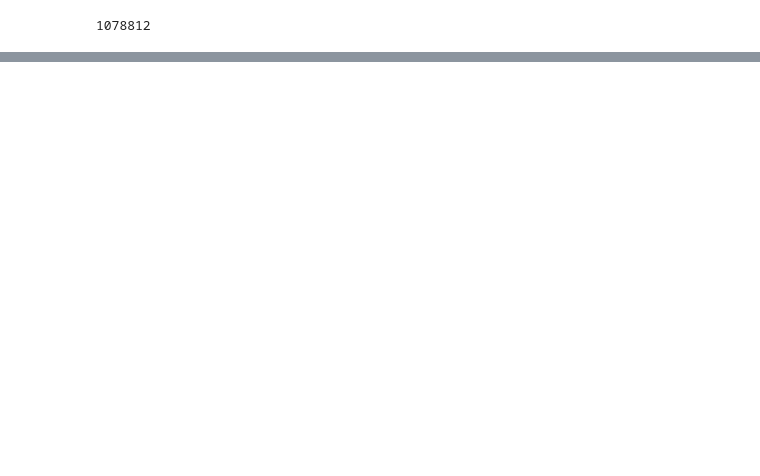
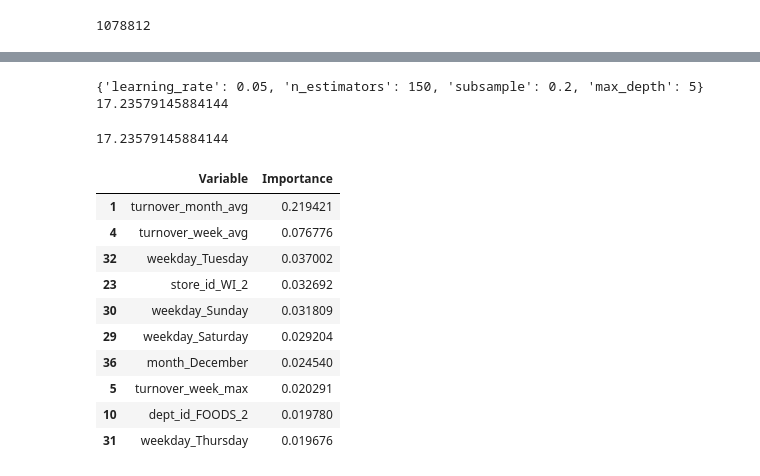
Before and after one commit to zavrelis/Data_X_TimeSeriesPrediction, a Jupyter notebook: notebooks/team1_project_codebase.ipynb, the cells around one changed output, grey strips where cells are left out. Saved outputs shown, nothing was run; the diff lists cells and outputs as text; code cells hidden in the pictures; blank space fills up the shorter version.

```diff
--- a/notebooks/team1_project_codebase.ipynb
+++ b/notebooks/team1_project_codebase.ipynb
@@ -1163,0 +908,8 @@ RMSE on test data for Linear Regression model is 17.70311140936572
+# %%
+scaler = StandardScaler()
+
+X_train_std = scaler.fit_transform(X_train)
+X_validation_std = scaler.transform(X_validation)
+
+X_train = pd.DataFrame(X_train_std, columns=X_train.columns)
+X_validation = pd.DataFrame(X_validation_std, columns=X_validation.columns)
@@ -1163,0 +966,12 @@ RMSE on test data for Linear Regression model is 17.70311140936572
+# %%
+#Lasso Regression model
+sequence = [i / 10.0 for i in range(1, 101)]
+RMSE = pd.DataFrame(index=sequence)
+
+for alpha in sequence:
+    lasso = Lasso(alpha=alpha)
+    lasso.fit(X_train, y_train)
+    y_pred_lasso = lasso.predict(X_validation)
+    lasso_rmse = np.sqrt(mean_squared_error(y_validation, y_pred_lasso))
+    RMSE.loc[alpha,'RMSE'] = lasso_rmse
+    print(alpha)
@@ -1163,0 +1181,28 @@ RMSE on test data for Linear Regression model is 17.70311140936572
+# %%
+print(best_params, best_RMSE)
+# %% [output]
+{'learning_rate': 0.05, 'n_estimators': 150, 'subsample': 0.2, 'max_depth': 5} 17.23579145884144
+# %%
+SEED=88
+learning_rate = best_params["learning_rate"]
+n_estimators = best_params["n_estimators"]
+subsample = best_params["subsample"]
+max_depth = best_params["max_depth"]
+
+
+xgb = xgboost.XGBRegressor(random_state=SEED,
+                    objective='reg:squarederror',
+                    learning_rate=learning_rate,
+                    n_estimators=n_estimators,
+                    subsample=subsample,
+                    max_depth=max_depth)
+
+xgb.fit(X_train, y_train)
+
+# Evaluate the model on the validation set
+y_pred_xgb = xgb.predict(X_validation)
+RMSE = np.sqrt(mean_squared_error(y_validation, y_pred_xgb))
+
+print(RMSE)
+# %% [output]
+17.23579145884144
@@ -1163,0 +1212,15 @@ RMSE on test data for Linear Regression model is 17.70311140936572
+# %%
+pd.DataFrame({'Variable':X_train.columns,
+              'Importance':xgb.feature_importances_}).sort_values('Importance', ascending=False)[0:10]
+# %% [output]
+|  | Variable | Importance |
+| 1 | turnover_month_avg | 0.219421 |
+| 4 | turnover_week_avg | 0.076776 |
+| 32 | weekday_Tuesday | 0.037002 |
+| 23 | store_id_WI_2 | 0.032692 |
+| 30 | weekday_Sunday | 0.031809 |
+| 29 | weekday_Saturday | 0.029204 |
+| 36 | month_December | 0.024540 |
+| 5 | turnover_week_max | 0.020291 |
+| 10 | dept_id_FOODS_2 | 0.019780 |
+| 31 | weekday_Thursday | 0.019676 |
```
Also changed, not shown: parts of 73 cells of this notebook, 6 other files.
